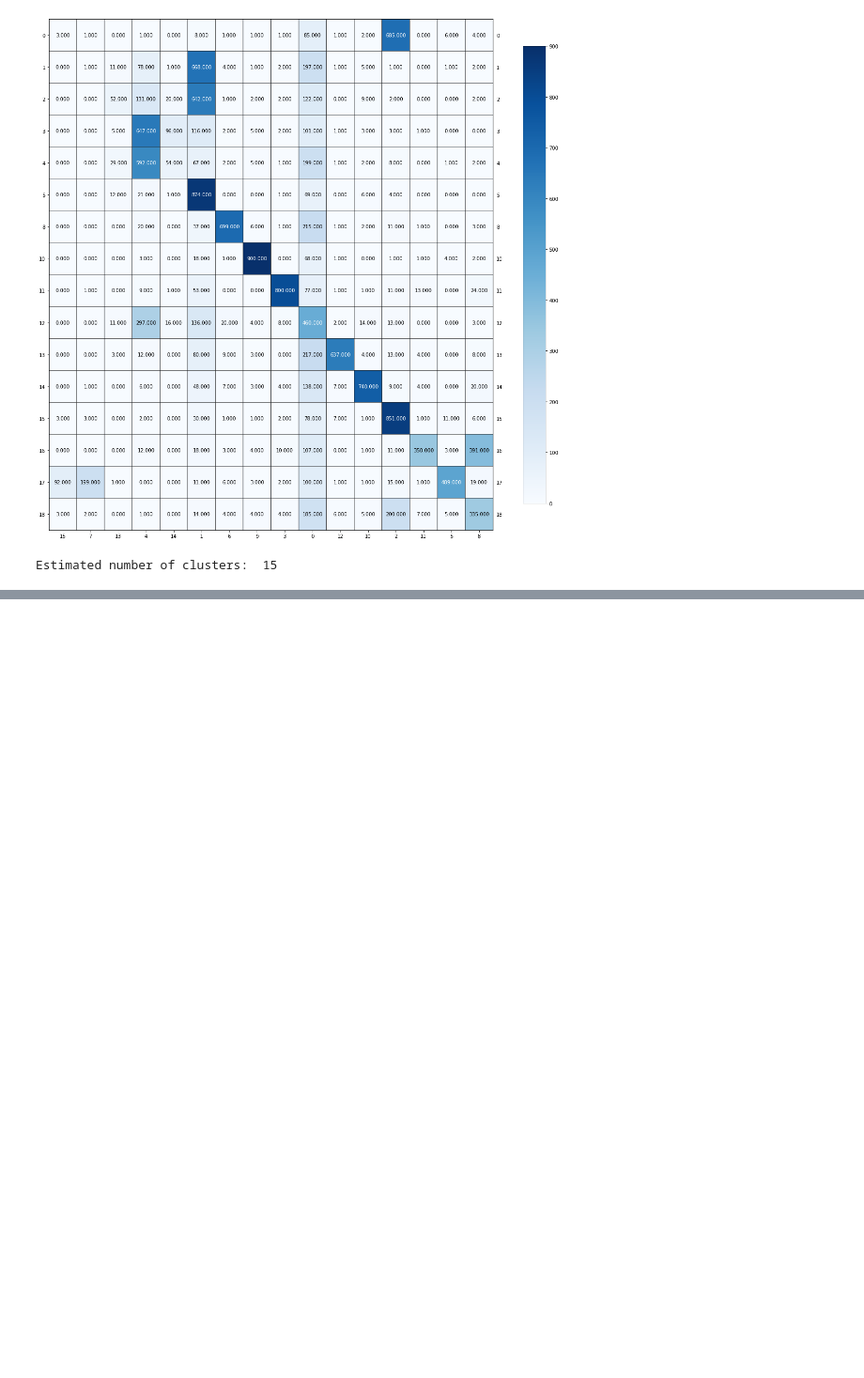
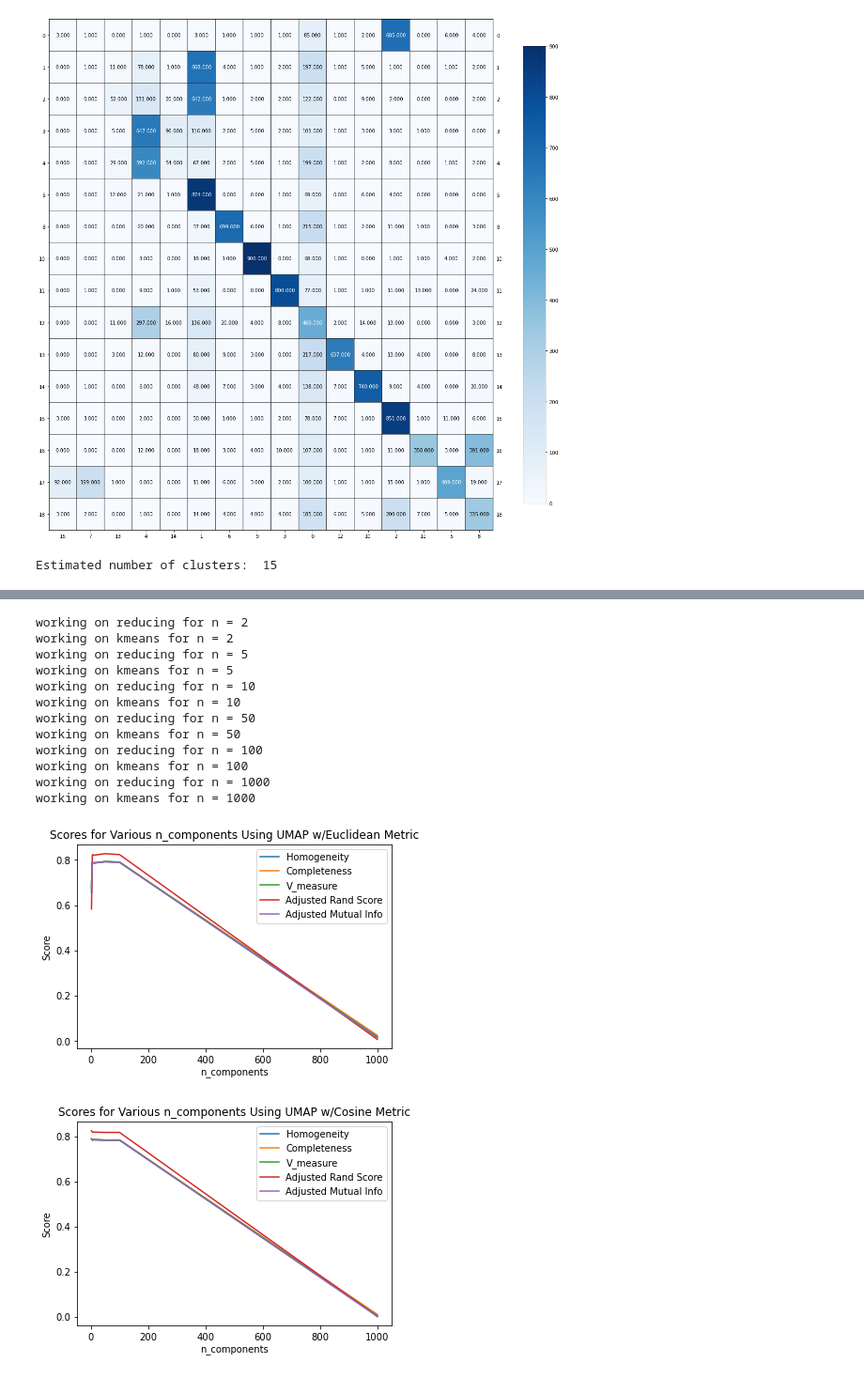
Before and after one commit to ztucker4/ECE219_Winter2021, a Jupyter notebook: Project_2/Project_2.ipynb, the cells around one changed output, grey strips where cells are left out. Shown at 94% size. Drawn from its saved outputs; the diff is of its cells as text; code cells hidden in the pictures; blank space fills up the shorter version.

```diff
--- a/Project_2/Project_2.ipynb
+++ b/Project_2/Project_2.ipynb
@@ -461,0 +473,68 @@ Estimated number of clusters:  15
+# %%
+#Find best number of components and metric for UMAP reduction
+
+import numpy as np
+
+n_vals = [2,5,10,50,100,1000]
+metric_scores_euc = []
+metric_scores_cos = []
+
+
+for i in n_vals:
+    print("working on reducing for n = " + str(i))
+    reducer_euc = umap.UMAP(n_components=i, init='random', metric="euclidean")
+    embedding_euc = reducer_euc.fit_transform(bbc_X_tfidf)
+    reducer_cos = umap.UMAP(n_components=i, init='random', metric="cosine")
+    embedding_cos = reducer_cos.fit_transform(bbc_X_tfidf)
+
+    col_mean = np.nanmean(embedding_cos, axis=0)
+    inds = np.where(np.isnan(embedding_cos))
+    embedding_cos[inds] = np.take(col_mean, inds[1])
+
+    print("working on kmeans for n = " + str(i))
+    kmeans_clf_euc = KMeans(n_clusters=5, max_iter=1500, random_state=0, n_init=50)
+    kmeans_clf_euc.fit(embedding_euc)
+    kmeans_clf_cos = KMeans(n_clusters=5, max_iter=1500, random_state=0, n_init=50)
+    kmeans_clf_cos.fit(embedding_cos)
+
+    metric_scores_euc.append((metrics.homogeneity_score(bbc.target, kmeans_clf_euc.labels_),
+                              metrics.completeness_score(bbc.target, kmeans_clf_euc.labels_),
+                              metrics.v_measure_score(bbc.target, kmeans_clf_euc.labels_),
+                              metrics.adjusted_rand_score(bbc.target, kmeans_clf_euc.labels_),
+                              metrics.adjusted_mutual_info_score(bbc.target, kmeans_clf_euc.labels_)))
+
+    metric_scores_cos.append((metrics.homogeneity_score(bbc.target, kmeans_clf_cos.labels_),
+                              metrics.completeness_score(bbc.target, kmeans_clf_cos.labels_),
+                              metrics.v_measure_score(bbc.target, kmeans_clf_cos.labels_),
+                              metrics.adjusted_rand_score(bbc.target, kmeans_clf_cos.labels_),
+                              metrics.adjusted_mutual_info_score(bbc.target, kmeans_clf_cos.labels_)))
+
+
+plt.plot(n_vals, metric_scores_euc)
+plt.legend(("Homogeneity","Completeness","V_measure", "Adjusted Rand Score", "Adjusted Mutual Info"))
+plt.xlabel("n_components")
+plt.ylabel("Score")
+plt.title("Scores for Various n_components Using UMAP w/Euclidean Metric")
+plt.show()
+
+plt.plot(n_vals, metric_scores_cos)
+plt.legend(("Homogeneity","Completeness","V_measure", "Adjusted Rand Score", "Adjusted Mutual Info"))
+plt.xlabel("n_components")
+plt.ylabel("Score")
+plt.title("Scores for Various n_components Using UMAP w/Cosine Metric")
+plt.show()
+# %% [output]
+working on reducing for n = 2
+working on kmeans for n = 2
+working on reducing for n = 5
+working on kmeans for n = 5
+working on reducing for n = 10
+working on kmeans for n = 10
+working on reducing for n = 50
+working on kmeans for n = 50
+working on reducing for n = 100
+working on kmeans for n = 100
+working on reducing for n = 1000
+working on kmeans for n = 1000
+[figure, added]
+[figure, added]
```
Also changed, not shown: parts of 5 cells of this notebook, 1 other file.
